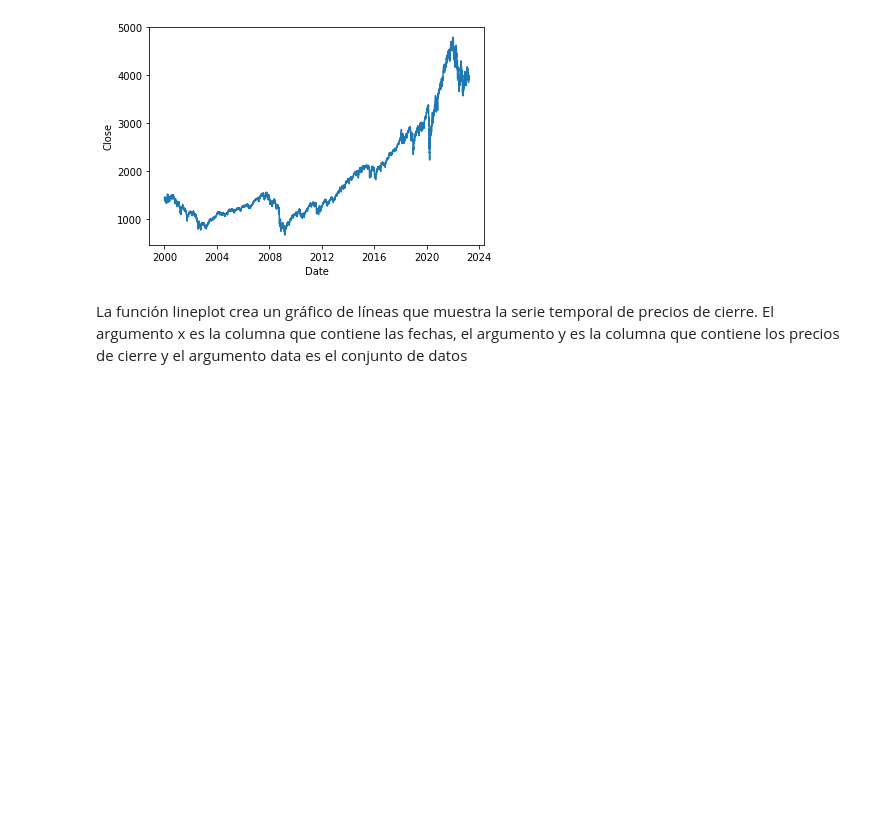
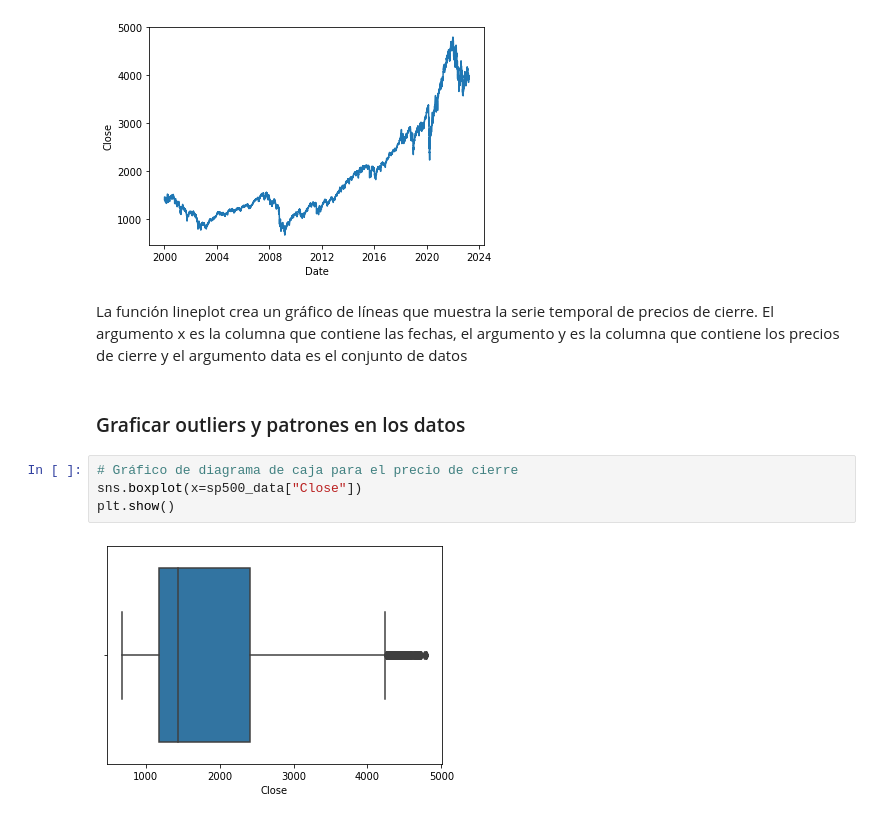
Before and after one commit to diegomaneyro/Analytics, a Jupyter notebook: EDA/Analytics_EDA.ipynb, the cells around one changed output. Cells and saved outputs as stored; diff of their text form; blank space fills up the shorter version.

```diff
--- a/EDA/Analytics_EDA.ipynb
+++ b/EDA/Analytics_EDA.ipynb
@@ -79,3 +79,11 @@ plt.show()
 [figure]
 # %% [markdown]
 La función lineplot crea un gráfico de líneas que muestra la serie temporal de precios de cierre. El argumento x es la columna que contiene las fechas, el argumento y es la columna que contiene los precios de cierre y el argumento data es el conjunto de datos
+# %% [markdown]
+### Graficar outliers y patrones en los datos
+# %%
+# Gráfico de diagrama de caja para el precio de cierre
+sns.boxplot(x=sp500_data["Close"])
+plt.show()
+# %% [output]
+[figure, added]
```
Also changed, not shown: parts of 3 cells of this notebook.
